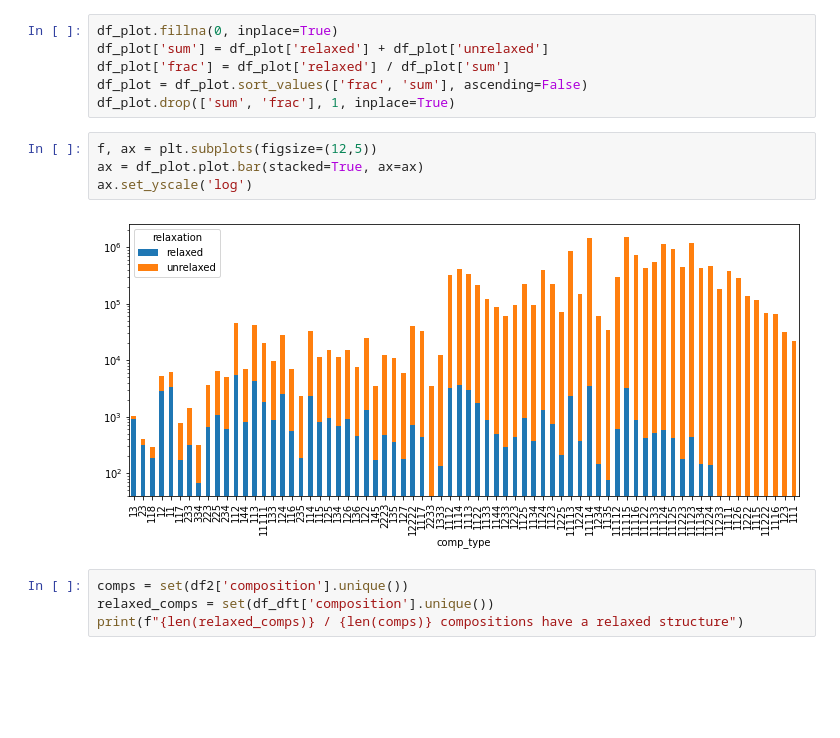
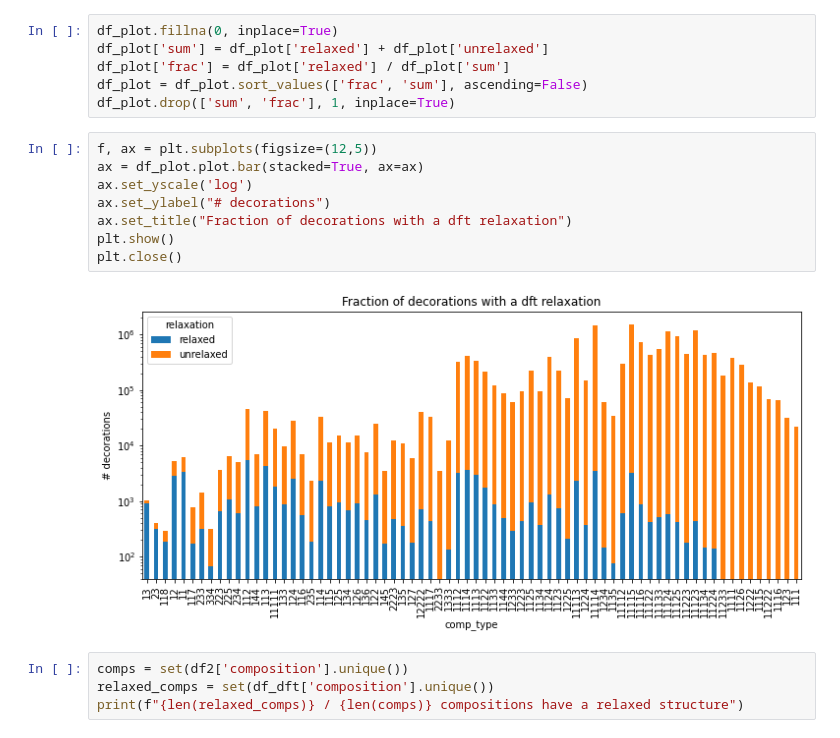
Before and after one commit to jlaw9/crystal-gnn, a Jupyter notebook: src/notebooks/dft_coverage.ipynb, the cells around one changed output. Cells and saved outputs as stored; diff of their text form; blank space fills up the shorter version.

```diff
--- a/src/notebooks/dft_coverage.ipynb
+++ b/src/notebooks/dft_coverage.ipynb
@@ -161,9 +148,13 @@ df_plot.drop(['sum', 'frac'], 1, inplace=True)
 # %%
 f, ax = plt.subplots(figsize=(12,5))
 ax = df_plot.plot.bar(stacked=True, ax=ax)
 ax.set_yscale('log')
+ax.set_ylabel("# decorations")
+ax.set_title("Fraction of decorations with a dft relaxation")
+plt.show()
+plt.close()
 # %% [output]
-[figure, old version]
+[figure, new version]
 # %%
 comps = set(df2['composition'].unique())
 relaxed_comps = set(df_dft['composition'].unique())
```
Also changed, not shown: parts of 6 cells of this notebook.
